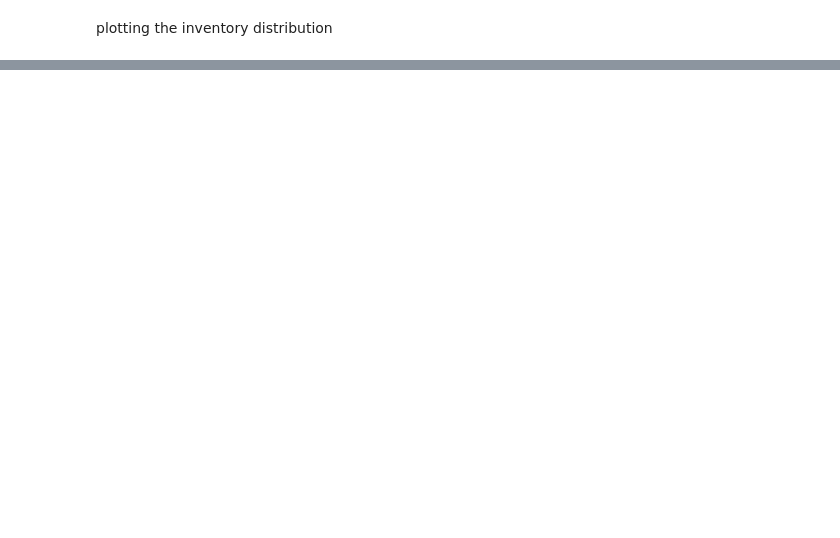
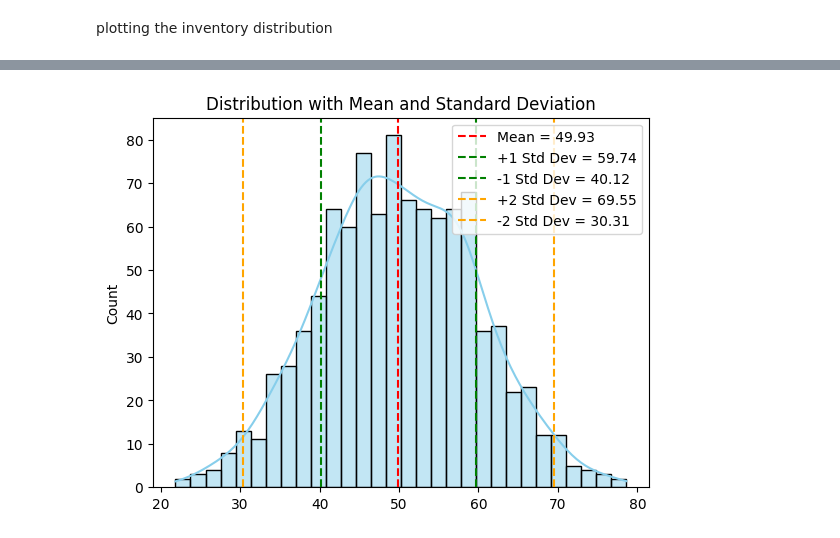
Before and after one commit to shubhambagalsrb/Complete-Python-3-Bootcamp, a Jupyter notebook: Monte_carlo_simulation.ipynb, the cells around one changed output, grey strips where cells are left out. Cells and saved outputs as stored; diff of their text form; code cells hidden in the pictures; blank space fills up the shorter version.

```diff
--- a/Monte_carlo_simulation.ipynb
+++ b/Monte_carlo_simulation.ipynb
@@ -62,0 +101,27 @@ plt.show()
+# %%
+import numpy as np
+import matplotlib.pyplot as plt
+import seaborn as sns
+
+# Example data
+data = np.random.normal(loc=50, scale=10, size=1000)  # Mean=50, Std=10
+
+# Plot distribution
+sns.histplot(data, bins=30, kde=True, color='skyblue')
+
+# Mean and Standard Deviation
+mean = np.mean(data)
+std_dev = np.std(data)
+
+# Plot mean and standard deviation lines
+plt.axvline(mean, color='red', linestyle='--', label=f'Mean = {mean:.2f}')
+plt.axvline(mean + std_dev, color='green', linestyle='--', label=f'+1 Std Dev = {mean + std_dev:.2f}')
+plt.axvline(mean - std_dev, color='green', linestyle='--', label=f'-1 Std Dev = {mean - std_dev:.2f}')
+plt.axvline(mean + 2 * std_dev, color='orange', linestyle='--', label=f'+2 Std Dev = {mean + 2 * std_dev:.2f}')
+plt.axvline(mean - 2 * std_dev, color='orange', linestyle='--', label=f'-2 Std Dev = {mean - 2 * std_dev:.2f}')
+
+plt.title('Distribution with Mean and Standard Deviation')
+plt.legend()
+plt.show()
+# %% [output]
+[figure, added]
```
Also changed, not shown: parts of 14 cells of this notebook.
